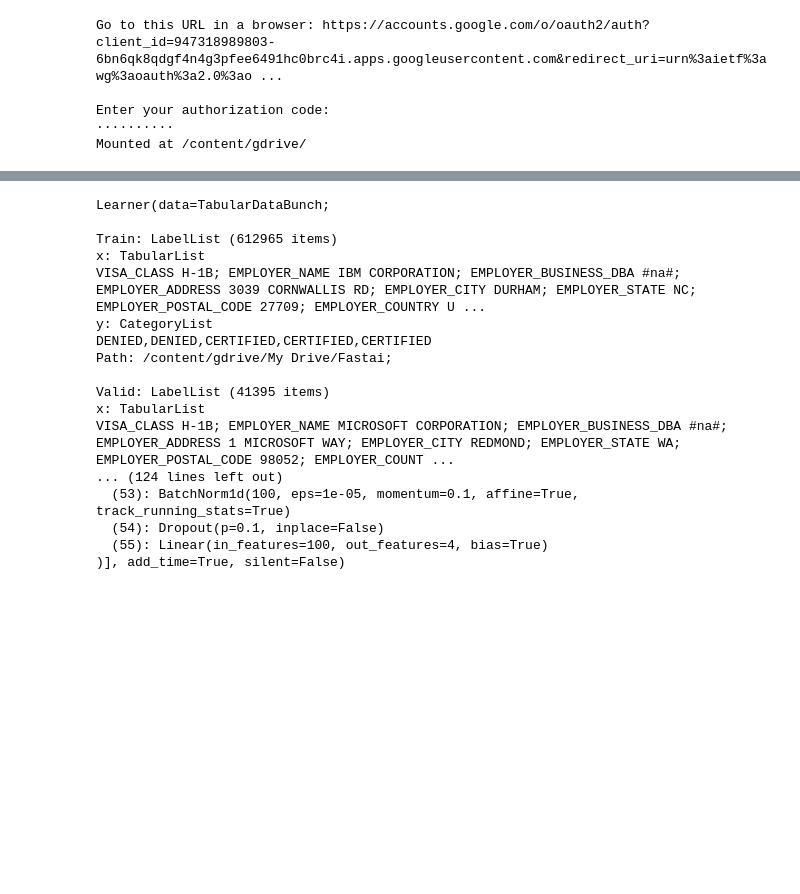
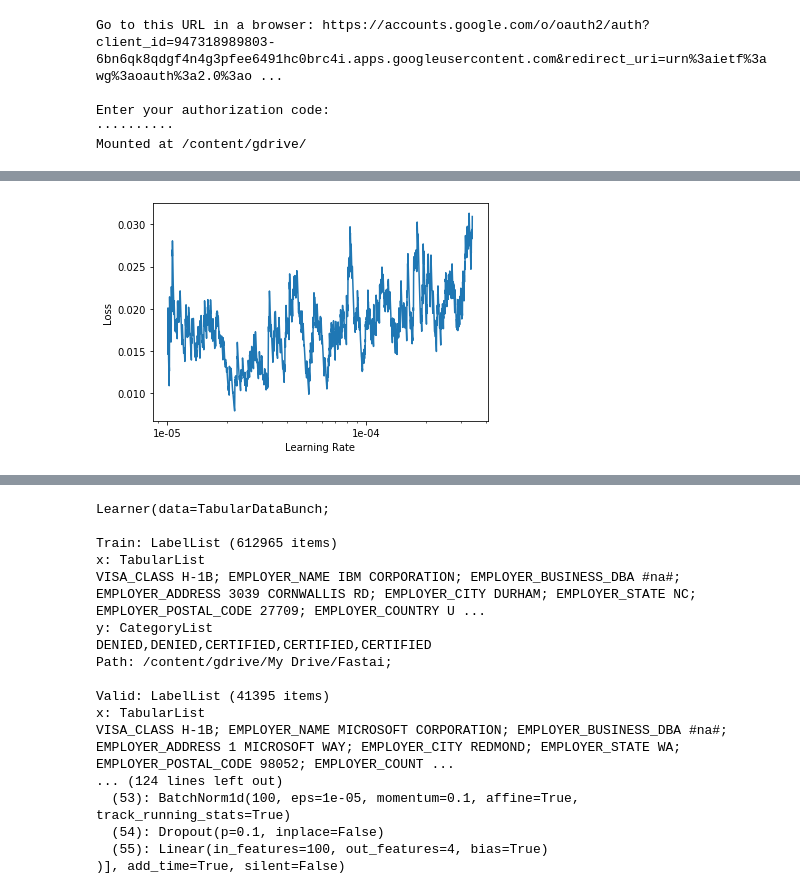
Before and after one commit to wdon021/From_Colab, a Jupyter notebook: Embedding.ipynb, the cells around one changed output, grey strips where cells are left out. Saved outputs shown, nothing was run; the diff lists cells and outputs as text; code cells hidden in the pictures; blank space fills up the shorter version.

```diff
--- a/Embedding.ipynb
+++ b/Embedding.ipynb
@@ -113 +136,5 @@ learn.model = learn.model.cuda()
+# %%
+learn.recorder.plot()
+# %% [output]
+[figure, added]
 # %%
```
Also changed, not shown: parts of 28 cells of this notebook.
